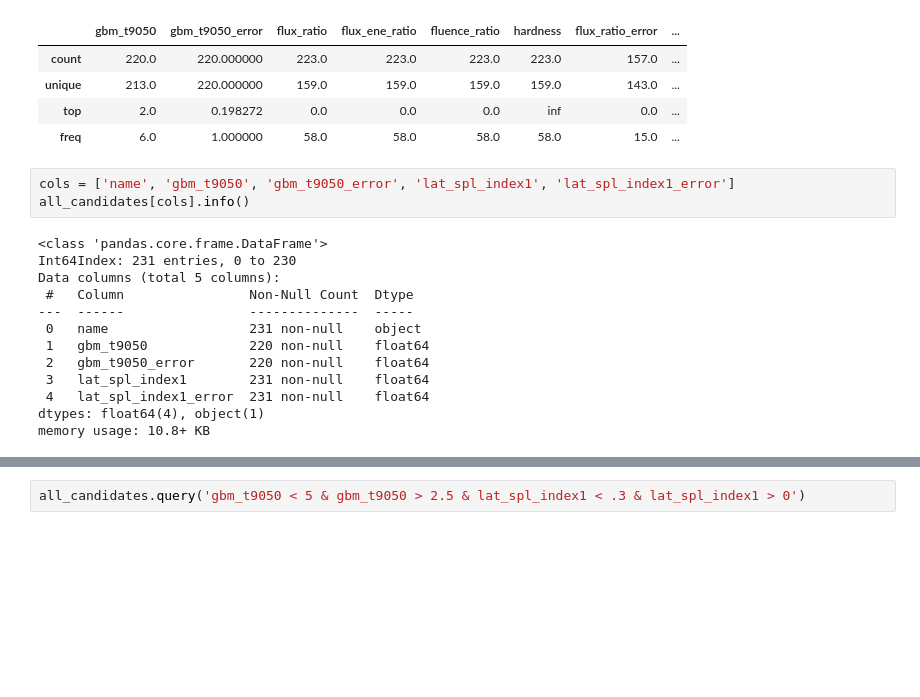
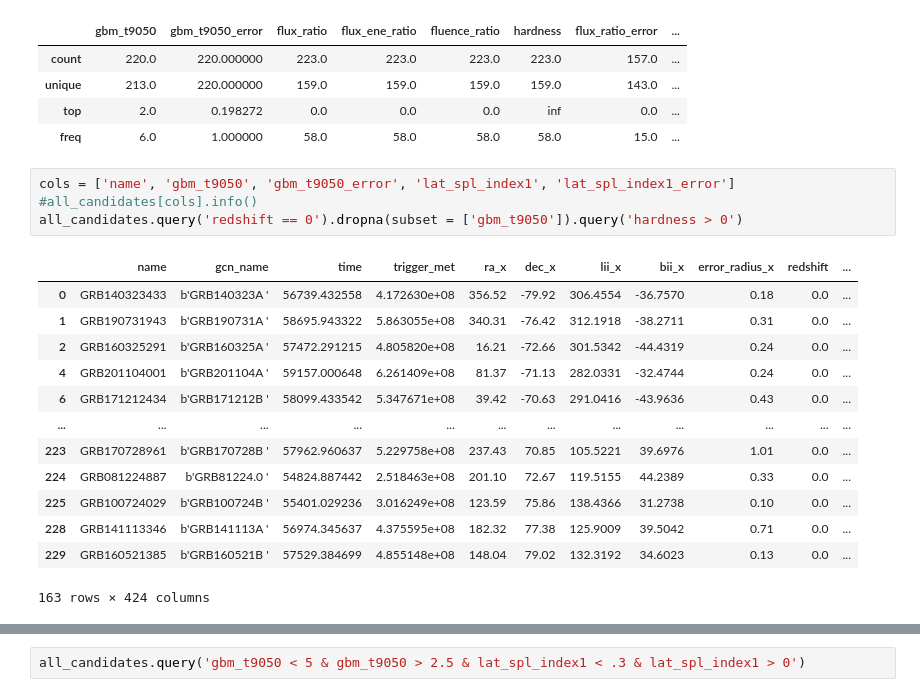
Before and after one commit to xboluna/Research, a Jupyter notebook: BHRad/GBM_Catalog_Searching/Widened_GRB_search.ipynb, the cells around one changed output, grey strips where cells are left out. Cells and saved outputs as stored; diff of their text form; blank space fills up the shorter version.

```diff
--- a/BHRad/GBM_Catalog_Searching/Widened_GRB_search.ipynb
+++ b/BHRad/GBM_Catalog_Searching/Widened_GRB_search.ipynb
@@ -114,19 +114,21 @@ all_candidates.T.tail(12).T.describe()
 | freq | 6.0 | 1.000000 | 58.0 | 58.0 | 58.0 | 58.0 | 15.0 | ... |
 # %%
 cols = ['name', 'gbm_t9050', 'gbm_t9050_error', 'lat_spl_index1', 'lat_spl_index1_error']
-all_candidates[cols].info()
+#all_candidates[cols].info()
+all_candidates.query('redshift == 0').dropna(subset = ['gbm_t9050']).query('hardness > 0')
 # %% [output]
+|  | name | gcn_name | time | trigger_met | ra_x | dec_x | lii_x | bii_x | error_radius_x | redshift | ... |
+| 0 | GRB140323433 | b'GRB140323A ' | 56739.432558 | 4.172630e+08 | 356.52 | -79.92 | 306.4554 | -36.7570 | 0.18 | 0.0 | ... |
+| 1 | GRB190731943 | b'GRB190731A ' | 58695.943322 | 5.863055e+08 | 340.31 | -76.42 | 312.1918 | -38.2711 | 0.31 | 0.0 | ... |
+| 2 | GRB160325291 | b'GRB160325A ' | 57472.291215 | 4.805820e+08 | 16.21 | -72.66 | 301.5342 | -44.4319 | 0.24 | 0.0 | ... |
+| 4 | GRB201104001 | b'GRB201104A ' | 59157.000648 | 6.261409e+08 | 81.37 | -71.13 | 282.0331 | -32.4744 | 0.24 | 0.0 | ... |
+| 6 | GRB171212434 | b'GRB171212B ' | 58099.433542 | 5.347671e+08 | 39.42 | -70.63 | 291.0416 | -43.9636 | 0.43 | 0.0 | ... |
+| ... | ... | ... | ... | ... | ... | ... | ... | ... | ... | ... | ... |
+| 223 | GRB170728961 | b'GRB170728B ' | 57962.960637 | 5.229758e+08 | 237.43 | 70.85 | 105.5221 | 39.6976 | 1.01 | 0.0 | ... |
+| 224 | GRB081224887 | b'GRB81224.0 ' | 54824.887442 | 2.518463e+08 | 201.10 | 72.67 | 119.5155 | 44.2389 | 0.33 | 0.0 | ... |
+| 225 | GRB100724029 | b'GRB100724B ' | 55401.029236 | 3.016249e+08 | 123.59 | 75.86 | 138.4366 | 31.2738 | 0.10 | 0.0 | ... |
+| 228 | GRB141113346 | b'GRB141113A ' | 56974.345637 | 4.375595e+08 | 182.32 | 77.38 | 125.9009 | 39.5042 | 0.71 | 0.0 | ... |
+| 229 | GRB160521385 | b'GRB160521B ' | 57529.384699 | 4.855148e+08 | 148.04 | 79.02 | 132.3192 | 34.6023 | 0.13 | 0.0 | ... |
-<class 'pandas.core.frame.DataFrame'>
-Int64Index: 231 entries, 0 to 230
-Data columns (total 5 columns):
- #   Column                Non-Null Count  Dtype
----  ------                --------------  -----
- 0   name                  231 non-null    object
- 1   gbm_t9050             220 non-null    float64
- 2   gbm_t9050_error       220 non-null    float64
- 3   lat_spl_index1        231 non-null    float64
- 4   lat_spl_index1_error  231 non-null    float64
-dtypes: float64(4), object(1)
-memory usage: 10.8+ KB
+163 rows × 424 columns
 # %%
 # Only unassociated candidates
```
Also changed, not shown: parts of 1 cell of this notebook, 3 other files.
